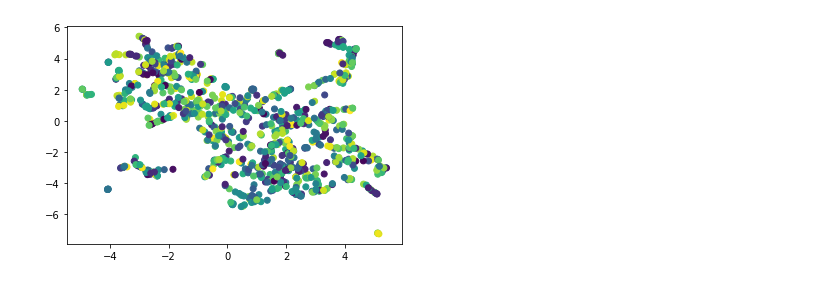
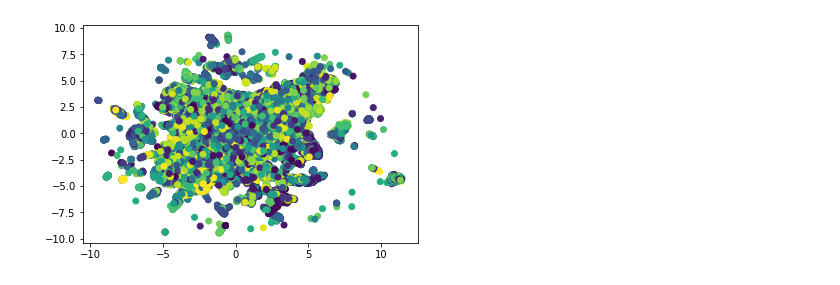
Before and after one commit to HamedHemati/VisualAudioSynchrony, a Jupyter notebook: notebooks/visualize_audio_features.ipynb, the cells around one changed output. Saved outputs shown, nothing was run; the diff lists cells and outputs as text; code cells hidden in the pictures.

Commit message:
Minor updates: visualize_audio_features

```diff
--- a/notebooks/visualize_audio_features.ipynb
+++ b/notebooks/visualize_audio_features.ipynb
@@ -65,14 +65,14 @@ def tsne(COUNT=5000):
 # %%
 # tsne(COUNT=5000)
 # %%
-def umap(COUNT=5000):
+def umap(COUNT):
     features = np.array(all_features[:COUNT])
     umap_embedding = cumlUMAP(n_neighbors=5, init="spectral").fit_transform(features)
     # plot_scatter_cid(umap_embedding[:COUNT], all_ids[:COUNT], all_clnames[:COUNT])
     plot_scatter_simple(umap_embedding[:COUNT], all_ids[:COUNT])
     return umap_embedding
 # %%
-umap_embedding = umap(COUNT=1000)
+umap_embedding = umap(COUNT=50000)
 # %% [output]
-[figure, old version]
+[figure, new version]
 # %%
```
Also changed, not shown: parts of 7 cells of this notebook.
